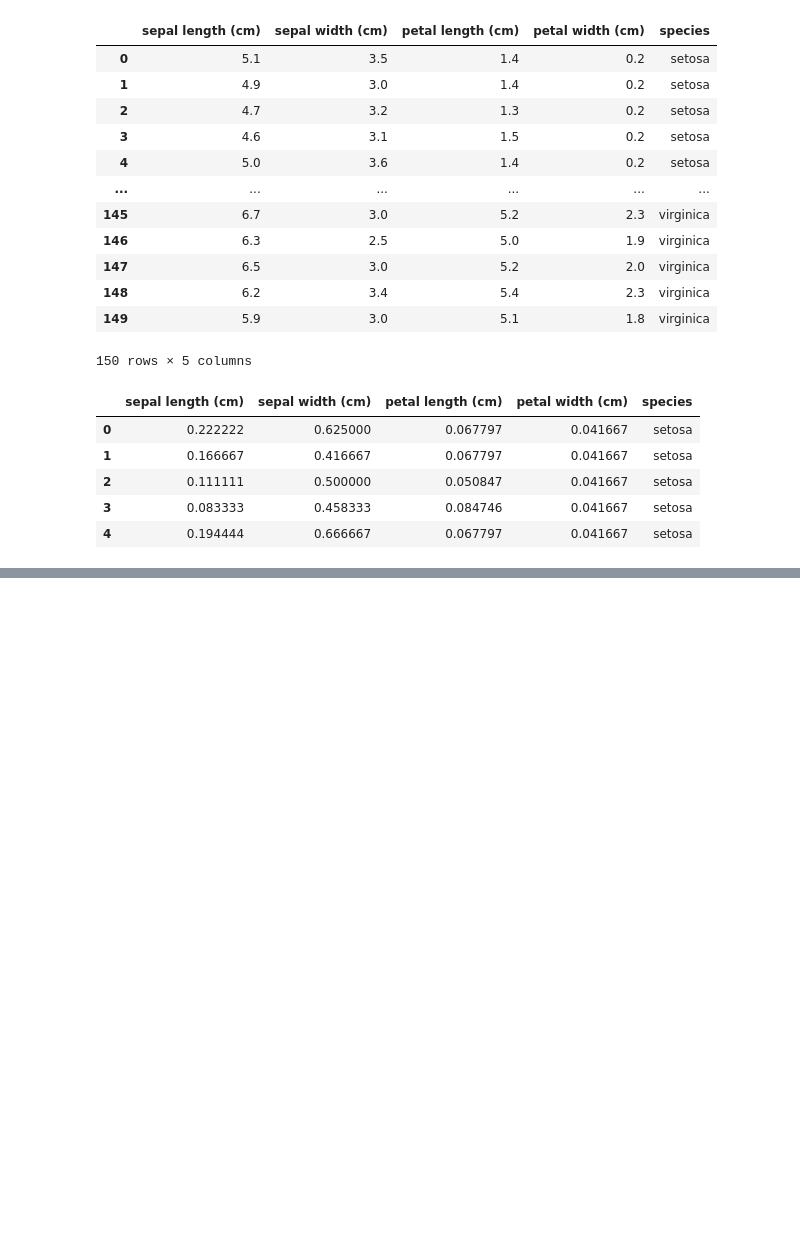
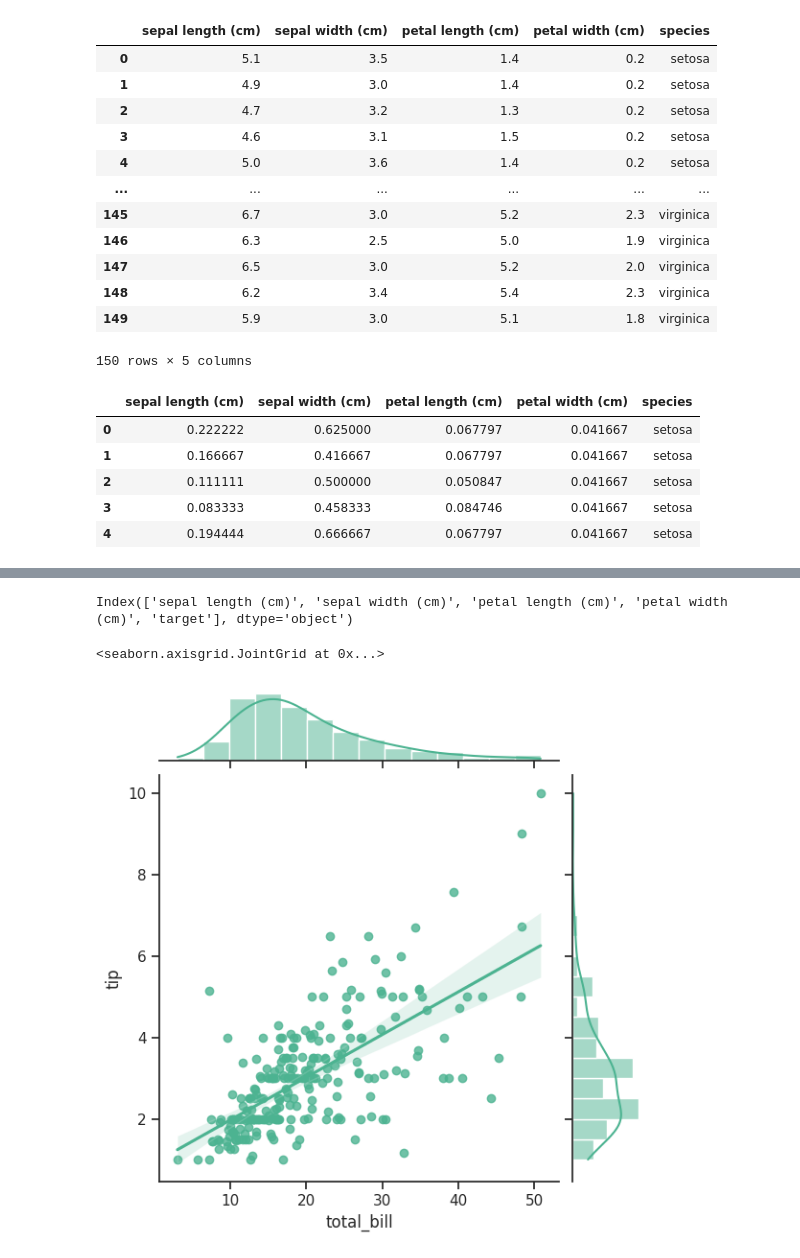
Before and after one commit to trankhactue/fall, a Jupyter notebook: 숙체iris_202625099.ipynb, the cells around one changed output, grey strips where cells are left out. Drawn from its saved outputs; the diff is of its cells as text; code cells hidden in the pictures; blank space fills up the shorter version.

```diff
--- a/숙체iris_202625099.ipynb
+++ b/숙체iris_202625099.ipynb
@@ -179,0 +196,13 @@ tf.head()
+# %%
+df.columns
+# %% [output]
+Index(['sepal length (cm)', 'sepal width (cm)', 'petal length (cm)', 'petal width (cm)', 'target'], dtype='object')
+# %%
+import seaborn as sns
+sns.set_theme(style="ticks")
+data = sns.load_dataset('tips')
+
+sns.jointplot(x="total_bill", y="tip", kind='reg', data=data, color="#4CB391")
+# %% [output]
+<seaborn.axisgrid.JointGrid at 0x...>
+[figure, added]
```
Also changed, not shown: parts of 26 cells of this notebook.
